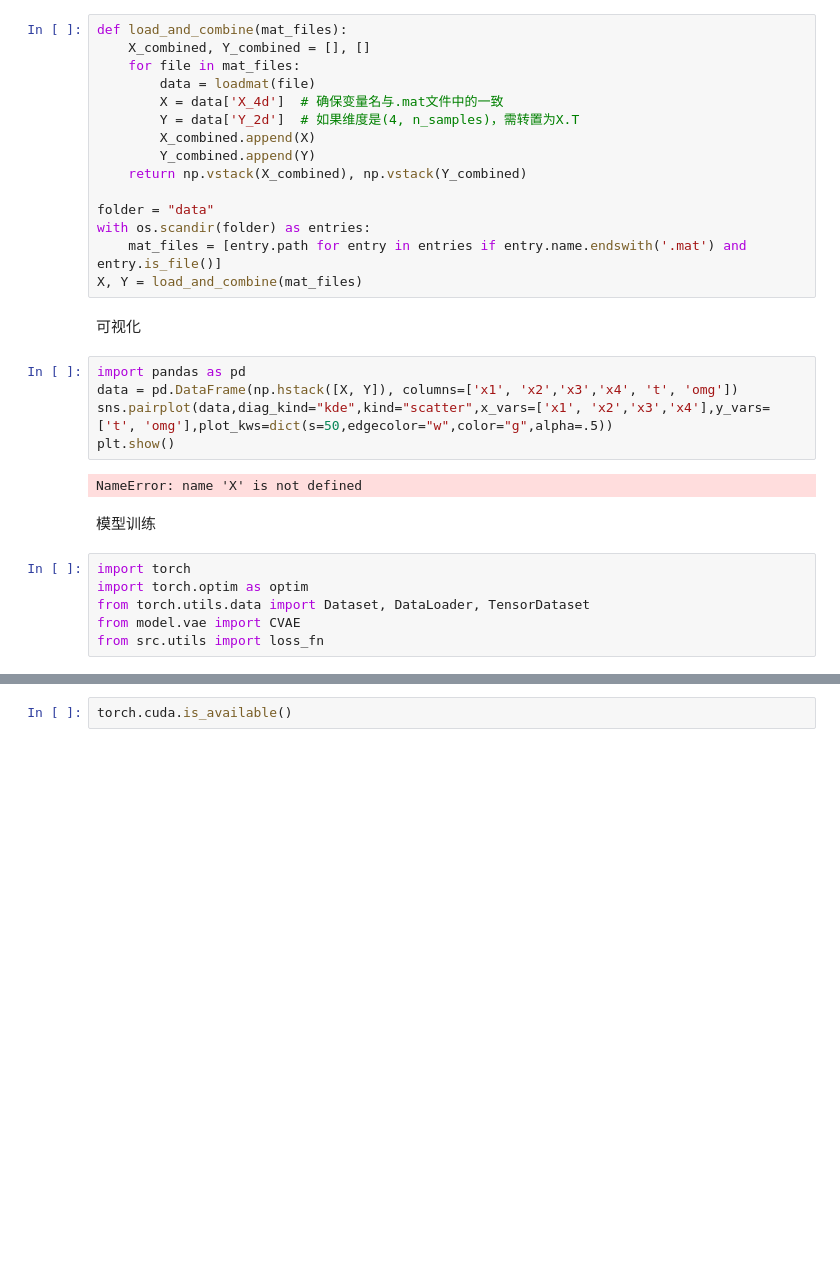
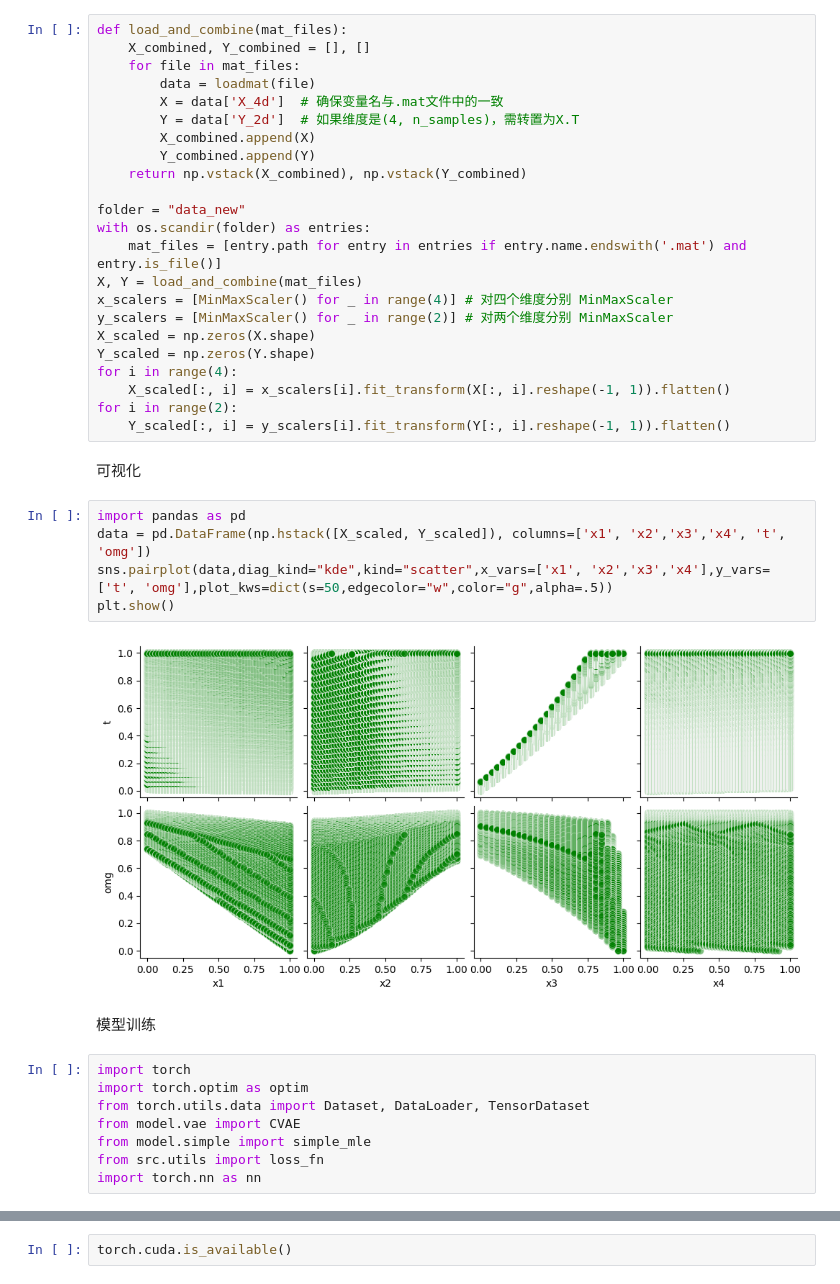
Before and after one commit to lithiumhydride2/bounded_relative_orbit, a Jupyter notebook: inv.ipynb, the cells around one changed output, grey strips where cells are left out. Cells and saved outputs as stored; diff of their text form; blank space fills up the shorter version.

```diff
--- a/inv.ipynb
+++ b/inv.ipynb
@@ -18,19 +19,27 @@ def load_and_combine(mat_files):
         Y_combined.append(Y)
     return np.vstack(X_combined), np.vstack(Y_combined)
 
-folder = "data"
+folder = "data_new"
 with os.scandir(folder) as entries:
     mat_files = [entry.path for entry in entries if entry.name.endswith('.mat') and entry.is_file()]
 X, Y = load_and_combine(mat_files)
+x_scalers = [MinMaxScaler() for _ in range(4)] # 对四个维度分别 MinMaxScaler
+y_scalers = [MinMaxScaler() for _ in range(2)] # 对两个维度分别 MinMaxScaler
+X_scaled = np.zeros(X.shape)
+Y_scaled = np.zeros(Y.shape)
+for i in range(4):
+    X_scaled[:, i] = x_scalers[i].fit_transform(X[:, i].reshape(-1, 1)).flatten()
+for i in range(2):
+    Y_scaled[:, i] = y_scalers[i].fit_transform(Y[:, i].reshape(-1, 1)).flatten()
 # %% [markdown]
 可视化
 # %%
 import pandas as pd
-data = pd.DataFrame(np.hstack([X, Y]), columns=['x1', 'x2','x3','x4', 't', 'omg'])
+data = pd.DataFrame(np.hstack([X_scaled, Y_scaled]), columns=['x1', 'x2','x3','x4', 't', 'omg'])
 sns.pairplot(data,diag_kind="kde",kind="scatter",x_vars=['x1', 'x2','x3','x4'],y_vars=['t', 'omg'],plot_kws=dict(s=50,edgecolor="w",color="g",alpha=.5))
 plt.show()
 # %% [output]
-NameError: name 'X' is not defined
+[figure, added]
 # %% [markdown]
 模型训练
 # %%
@@ -38,5 +47,7 @@ import torch
 import torch.optim as optim
 from torch.utils.data import Dataset, DataLoader, TensorDataset
 from model.vae import CVAE
+from model.simple import simple_mle
 from src.utils import loss_fn
+import torch.nn as nn
 # %%
```
Also changed, not shown: parts of 8 cells of this notebook, 5 other files.
